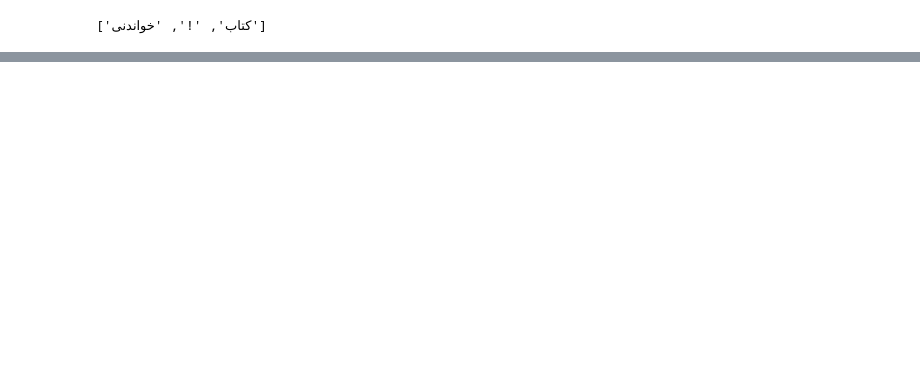
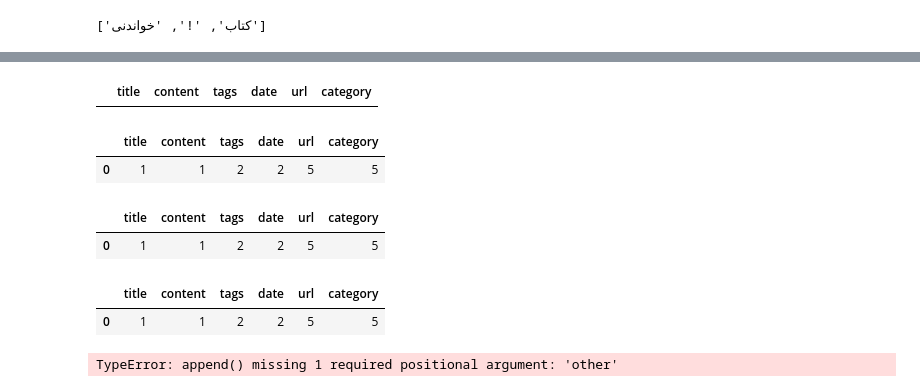
Before and after one commit to mahdirezaie336/InformationRetrievalSystem, a Jupyter notebook: Project.ipynb, the cells around one changed output, grey strips where cells are left out. Cells and saved outputs as stored; diff of their text form; code cells hidden in the pictures; blank space fills up the shorter version.

Commit message:
Return output as pandas dataframe

```diff
--- a/Project.ipynb
+++ b/Project.ipynb
@@ -100,0 +116,22 @@ PositionalIndex.stop_words = PositionalIndex.stop_words.difference('!')
+# %%
+df = pd.DataFrame(columns=['title', 'content', 'tags', 'date', 'url', 'category'])
+# %%
+df
+# %% [output]
+|  | title | content | tags | date | url | category |
+# %%
+a = pd.Series({'title': 1, 'content': 1, 'tags': 2, 'date': 2, 'url': 5, 'category': 5}).to_frame().T
+pd.concat([df, a], axis=0)
+# %% [output]
+|  | title | content | tags | date | url | category |
+| 0 | 1 | 1 | 2 | 2 | 5 | 5 |
+# %%
+df.append(a)
+# %% [output]
+|  | title | content | tags | date | url | category |
+| 0 | 1 | 1 | 2 | 2 | 5 | 5 |
+# %%
+a
+# %% [output]
+|  | title | content | tags | date | url | category |
+| 0 | 1 | 1 | 2 | 2 | 5 | 5 |
@@ -100,0 +140,4 @@ PositionalIndex.stop_words = PositionalIndex.stop_words.difference('!')
+# %%
+df.append()
+# %% [output]
+TypeError: append() missing 1 required positional argument: 'other'
```
Also changed, not shown: parts of 13 cells of this notebook, 2 other files.
